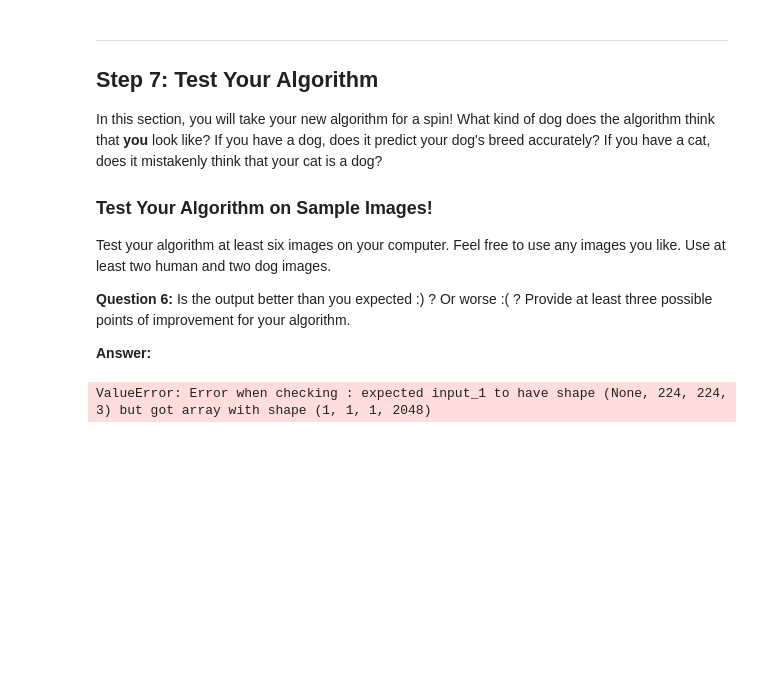
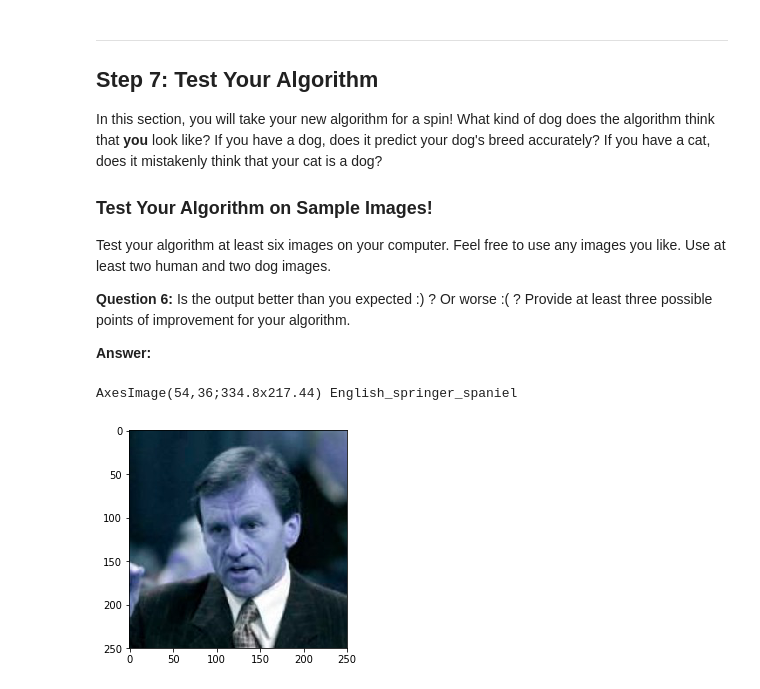
Before and after one commit to markdyousef/dog-project, a Jupyter notebook: dog_app.ipynb, the cells around one changed output. Saved outputs shown, nothing was run; the diff lists cells and outputs as text; code cells hidden in the pictures; blank space fills up the shorter version.

Commit message:
completed breed predictor and assignments

```diff
--- a/dog_app.ipynb
+++ b/dog_app.ipynb
@@ -795,7 +796,7 @@ def predict_breed(img_path):
     bottleneck_feature = extract_Resnet50(path_to_tensor(img_path))
     # obtain predicted vector
 #     predicted_vector = VGG16_model.predict(bottleneck_feature)
-    predicted_vector = ResNet50_model.predict(bottleneck_feature)
+    predicted_vector = Resnet50_model.predict(bottleneck_feature)
     # return dog breed that is predicted by the model
     return dog_names[np.argmax(predicted_vector)]
 # %% [markdown]
@@ -822,10 +823,11 @@ Some sample output for our algorithm is provided below, but feel free to design
 def run(image_path):
     contains_face = face_detector(image_path)
     contains_dog = dog_detector(image_path)
-
     # Human or Dog
     if (contains_face or contains_dog):
-        return predict_breed(image_path)
+        img = cv2.imread(image_path)
+        breed = predict_breed(image_path)
+        print(plt.imshow(img), breed)
     else:
         print('error')
 # %% [markdown]
@@ -845,8 +847,9 @@ __Answer:__
 # %%
 ## Execute your algorithm from Step 6 on
 ## at least 6 images on your computer.
 ## Feel free to use as many code cells as needed.
-human1 = human_files[1]
-run(human1)
+# samples = np.append(human_files[1:], human_files[1:])
+run(human_files[1])
 # %% [output]
-ValueError: Error when checking : expected input_1 to have shape (None, 224, 224, 3) but got array with shape (1, 1, 1, 2048)
+AxesImage(54,36;334.8x217.44) English_springer_spaniel
+[figure, added]
```
Also changed, not shown: parts of 11 cells of this notebook, 3 other files.
